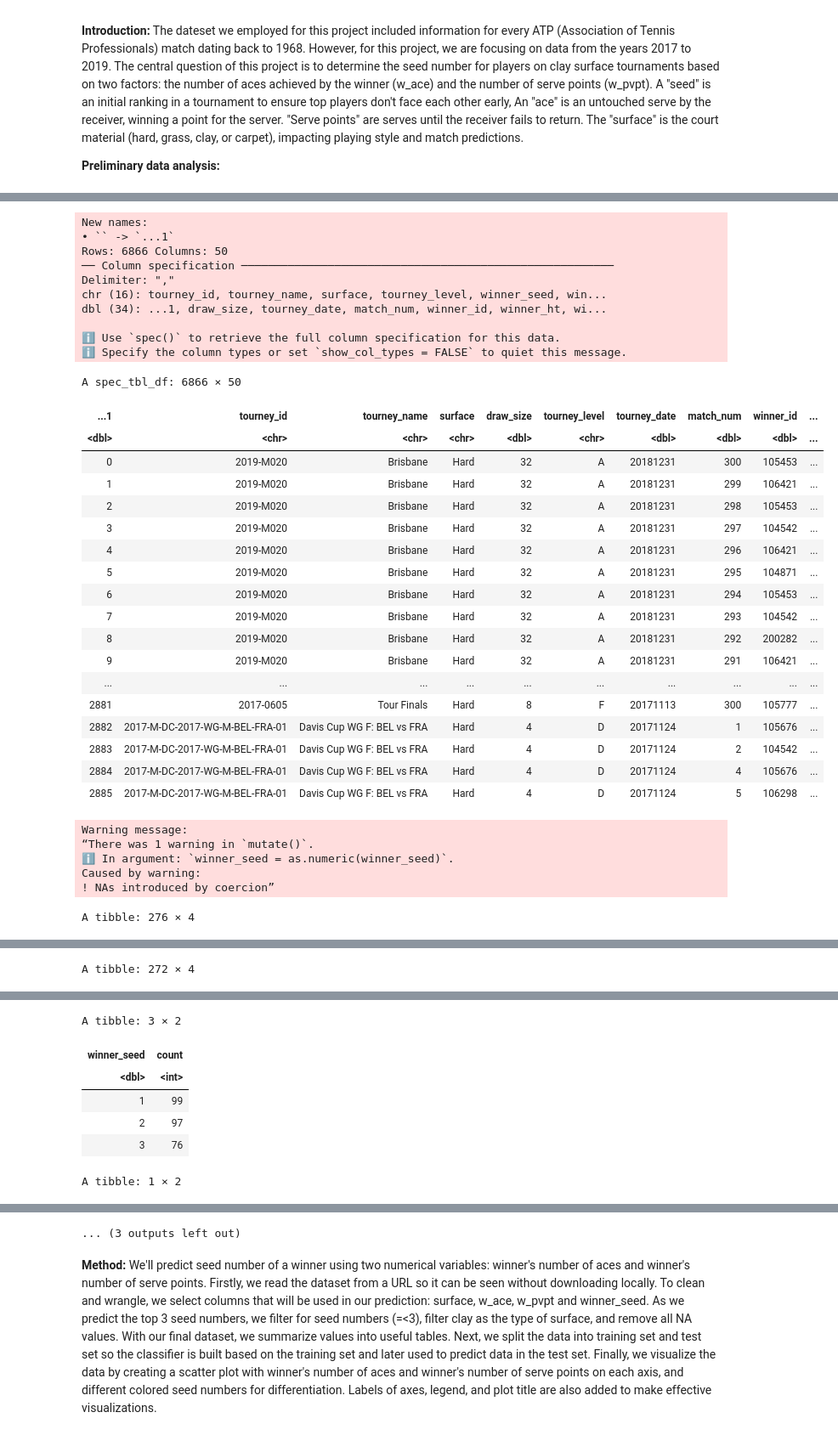
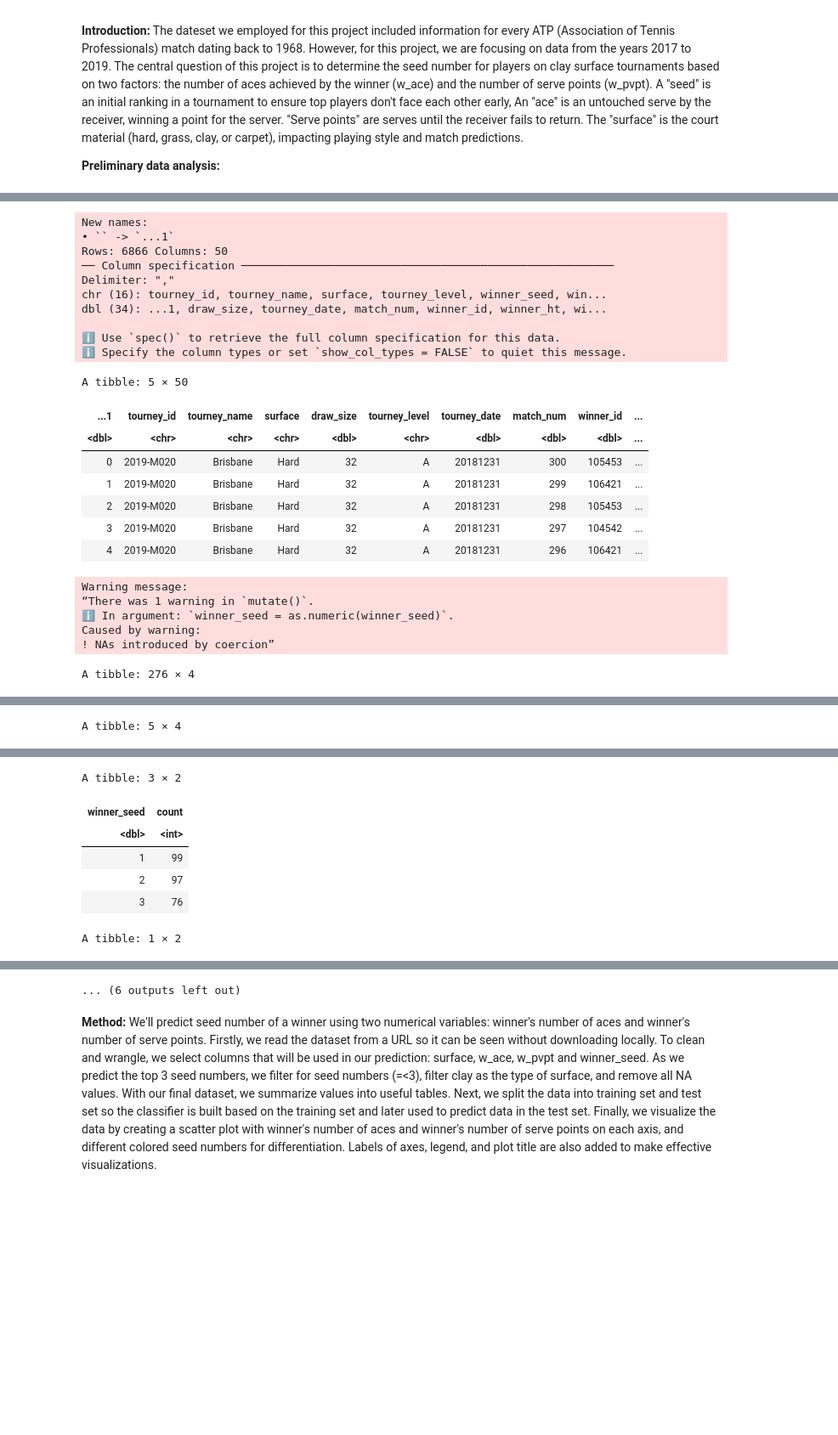
Before and after one commit to Caseyxyq/Dsci100_group44, a Jupyter notebook: group proposal.ipynb, the cells around one changed output, grey strips where cells are left out. Shown: that part at 85% size. Cells and saved outputs as stored; diff of their text form; code cells hidden in the pictures; blank space fills up the shorter version.

```diff
--- a/group proposal.ipynb
+++ b/group proposal.ipynb
@@ -11,13 +42,8 @@ A "seed" is an initial ranking in a tournament to ensure top players don't face
 # %%
-# Load the required libraries
-library(tidyverse)
-library(repr)
-library(tidymodels)
-
 # Read the data into R
 url <- "https://raw.githubusercontent.com/Caseyxyq/Dsci100_group44/main/atp2017-2019.csv"
 atp_data <- read_csv(url)
-atp_data
+head(atp_data, n = 5)
 
 # Change the winner_seed column type to <dbl> from <chr>
 # Filter for Clay type of surface and winner seed values less than equal to 3
@@ -30,7 +56,7 @@ filtered_selected_columns
 # Remove the NA values
 final_data <- filtered_selected_columns |>
     drop_na()
-final_data
+head(final_data, n = 5)
 
 # Summarize final data by reporting the number of observations in each winner seed
 number_of_obs <- group_by(final_data, winner_seed) |>
@@ -58,50 +84,67 @@ atp_split <- initial_split(final_data, prop = 0.75, strata = winner_seed)
 atp_train <- training(atp_split)
 atp_test <- testing(atp_split)
 
+
+atp_recipe <- recipe(w_svpt~ w_ace, data = atp_train) |>
+  step_scale(all_predictors()) |>
+  step_center(all_predictors())
+atp_recipe
+
+atp_spec <- nearest_neighbor(weight_func = "rectangular",
+                              neighbors = tune()) |>
+  set_engine("kknn") |>
+  set_mode("regression")
+atp_spec
+
+atp_vfold <- vfold_cv(atp_train, v = 5, strata = winner_seed)
+
+atp_wkflw <- workflow() |>
+  add_recipe(atp_recipe) |>
+  add_model(atp_spec)
+atp_wkflw
+
+gridvals <- tibble(neighbors = seq(from = 1, to = 200, by = 3))
+
+atp_results <- atp_wkflw |>
+  tune_grid(resamples = atp_vfold, grid = gridvals) |>
+  collect_metrics() |>
+  filter(.metric == "rmse")
+atp_results
+
 # Plot the data in a scatterplot
+
+options(repr.plot.width = 10, repr.plot.height = 12)
+
+
 atp_plot <- atp_train |>
   ggplot(aes(x = w_ace,
                y = w_svpt,
                colour = as.factor(winner_seed))) +
     geom_point() +
     labs(x = "Winner Ace",
          y = "Winner Serve Point",
          color = 'Winner Seed') +
     ggtitle("Predicting the tournament seeding of a tennis winner") +
     theme(text = element_text(size = 20))
-options(repr.plot.width = 10, repr.plot.height = 12)
-
-atp_plot
 # %% [output]
 New names:
 • `` -> `...1`
 Rows: 6866 Columns: 50
 ── Column specification ────────────────────────────────────────────────────────
 Delimiter: ","
 chr (16): tourney_id, tourney_name, surface, tourney_level, winner_seed, win...
 dbl (34): ...1, draw_size, tourney_date, match_num, winner_id, winner_ht, wi...
 
 ℹ Use `spec()` to retrieve the full column specification for this data.
 ℹ Specify the column types or set `show_col_types = FALSE` to quiet this message.
-A spec_tbl_df: 6866 × 50
+A tibble: 5 × 50
 | ...1 | tourney_id | tourney_name | surface | draw_size | tourney_level | tourney_date | match_num | winner_id | ... |
 | <dbl> | <chr> | <chr> | <chr> | <dbl> | <chr> | <dbl> | <dbl> | <dbl> | ... |
 | 0 | 2019-M020 | Brisbane | Hard | 32 | A | 20181231 | 300 | 105453 | ... |
 | 1 | 2019-M020 | Brisbane | Hard | 32 | A | 20181231 | 299 | 106421 | ... |
 | 2 | 2019-M020 | Brisbane | Hard | 32 | A | 20181231 | 298 | 105453 | ... |
 | 3 | 2019-M020 | Brisbane | Hard | 32 | A | 20181231 | 297 | 104542 | ... |
 | 4 | 2019-M020 | Brisbane | Hard | 32 | A | 20181231 | 296 | 106421 | ... |
-| 5 | 2019-M020 | Brisbane | Hard | 32 | A | 20181231 | 295 | 104871 | ... |
-| 6 | 2019-M020 | Brisbane | Hard | 32 | A | 20181231 | 294 | 105453 | ... |
-| 7 | 2019-M020 | Brisbane | Hard | 32 | A | 20181231 | 293 | 104542 | ... |
-| 8 | 2019-M020 | Brisbane | Hard | 32 | A | 20181231 | 292 | 200282 | ... |
-| 9 | 2019-M020 | Brisbane | Hard | 32 | A | 20181231 | 291 | 106421 | ... |
-| ... | ... | ... | ... | ... | ... | ... | ... | ... | ... |
-| 2881 | 2017-0605 | Tour Finals | Hard | 8 | F | 20171113 | 300 | 105777 | ... |
-| 2882 | 2017-M-DC-2017-WG-M-BEL-FRA-01 | Davis Cup WG F: BEL vs FRA | Hard | 4 | D | 20171124 | 1 | 105676 | ... |
-| 2883 | 2017-M-DC-2017-WG-M-BEL-FRA-01 | Davis Cup WG F: BEL vs FRA | Hard | 4 | D | 20171124 | 2 | 104542 | ... |
-| 2884 | 2017-M-DC-2017-WG-M-BEL-FRA-01 | Davis Cup WG F: BEL vs FRA | Hard | 4 | D | 20171124 | 4 | 105676 | ... |
-| 2885 | 2017-M-DC-2017-WG-M-BEL-FRA-01 | Davis Cup WG F: BEL vs FRA | Hard | 4 | D | 20171124 | 5 | 106298 | ... |
 Warning message:
 “There was 1 warning in `mutate()`.
 ℹ In argument: `winner_seed = as.numeric(winner_seed)`.
@@ -126,7 +169,7 @@ A tibble: 276 × 4
 | Clay | 7 | 51 | 3 |
 | Clay | 7 | 110 | 3 |
 | Clay | 3 | 41 | 2 |
-A tibble: 272 × 4
+A tibble: 5 × 4
 | surface | w_ace | w_svpt | winner_seed |
 | <chr> | <dbl> | <dbl> | <dbl> |
 | Clay | 3 | 94 | 3 |
@@ -155,7 +187,7 @@ A tibble: 1 × 2
 | mean_w_ace | mean_w_svpt |
 | <dbl> | <dbl> |
 | 4.529412 | 71.88235 |
-... (3 outputs left out)
+... (6 outputs left out)
 # %% [markdown]
 **Method:** We'll predict seed number of a winner using two numerical variables: winner's number of aces and winner's number of serve points.
 Firstly, we read the dataset from a URL so it can be seen without downloading locally. To clean and wrangle, we select columns that will be used in our prediction: surface, w_ace, w_pvpt and winner_seed. As we predict the top 3 seed numbers, we filter for seed numbers (=<3), filter clay as the type of surface, and remove all NA values. With our final dataset, we summarize values into useful tables. Next, we split the data into training set and test set so the classifier is built based on the training set and later used to predict data in the test set. Finally, we visualize the data by creating a scatter plot with winner's number of aces and winner's number of serve points on each axis, and different colored seed numbers for differentiation. Labels of axes, legend, and plot title are also added to make effective visualizations.
```
Also changed, not shown: parts of 3 cells of this notebook.
